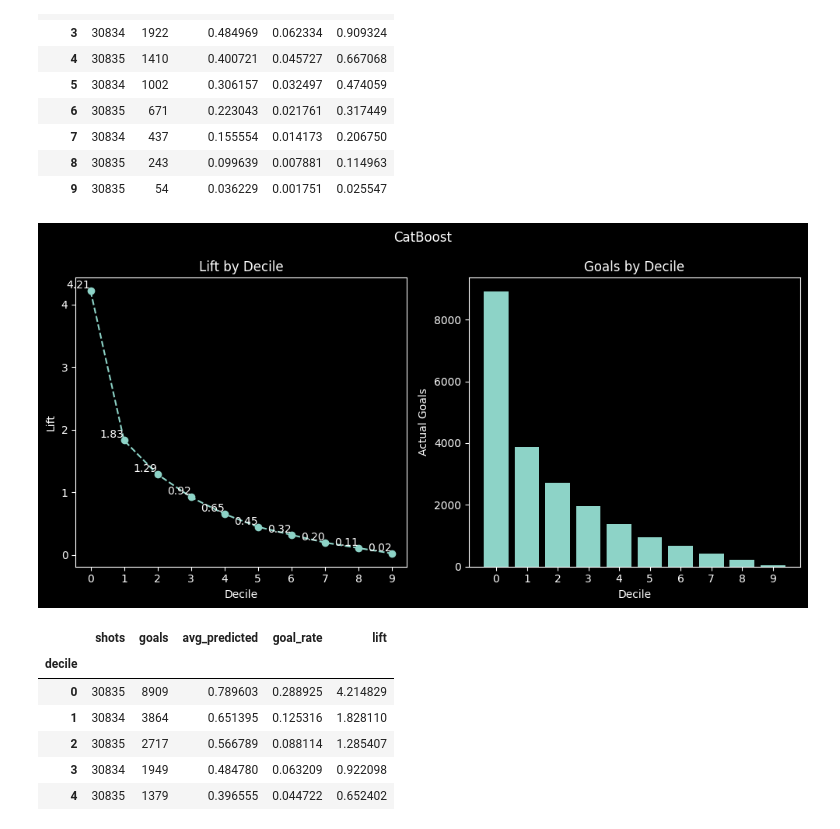
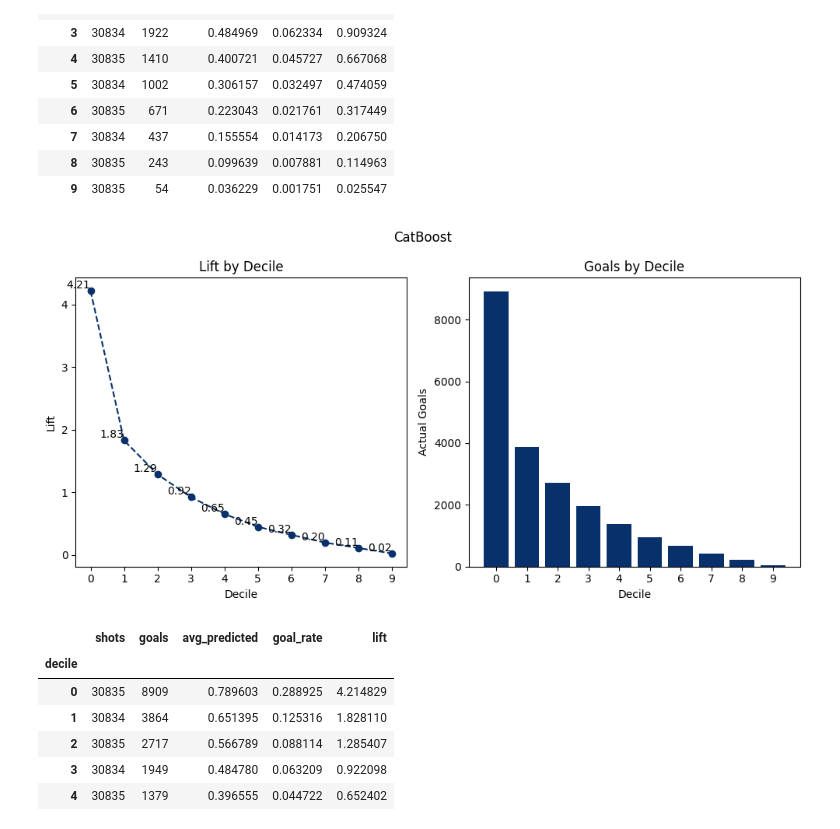
Before and after one commit to chrischoi7/nhl-shots, a Jupyter notebook: Modeling.ipynb, the cells around one changed output. Cells and saved outputs as stored; diff of their text form; code cells hidden in the pictures.

```diff
--- a/Modeling.ipynb
+++ b/Modeling.ipynb
@@ -17,5 +17,8 @@ from sklearn.preprocessing import StandardScaler
 # %%
 import warnings
 warnings.filterwarnings("ignore")
+plt.rcParams['axes.grid'] = False
+plt.rcParams['figure.facecolor'] = '#cfe0ff'
+plt.rcParams['axes.facecolor'] = '#cfe0ff'
 # %%
-df = pd.read_csv('data/clean/mp_shots_cleaner.csv')
+df = pd.read_csv('data\clean\mp_shots_cleaner.csv')
@@ -876,12 +912,12 @@ X_cat, y_cat = rus.fit_resample(X_train, y_train)
 # %%
 # Setup model/parameters
 cat_indices = [X_cat.columns.get_loc(c) for c in cat_cols]
-cat_model = CatBoostClassifier(cat_features = cat_indices, random_seed=12, verbose=0, eval_metric="Logloss")
+cat_model = CatBoostClassifier(cat_features = cat_indices, random_seed=12, verbose=1, eval_metric="Logloss", task_type='GPU', iterations=5000, early_stopping_rounds=100)
 
 cat_param_grid = {
-    'learning_rate':[0.01, 0.03, 0.05],
-    'depth': [4, 6, 8],
-    'l2_leaf_reg': [2, 4, 6, 8, 10],
+    'learning_rate':[0.03, 0.05, 0.07],
+    'depth': [6, 8, 10],
+    'l2_leaf_reg': [3, 4, 5],
 }
 # %%
 # Run Search
@@ -964,7 +1055,7 @@ def decile_plot(probability, plot_title, y_test=y_test):
     plt.figure(figsize = (10,5))
     plt.subplot(1,2,1)
 
-    plt.plot(deciles.index, deciles['lift'], marker='o', linestyle='dashed')
+    plt.plot(deciles.index, deciles['lift'], marker='o', linestyle='dashed', color='#08306B')
     for x, y in zip(deciles.index, deciles['lift']):
         plt.text(x, y, f"{y:.2f}", ha='right', va='bottom')
     plt.xticks(deciles.index)
@@ -974,7 +1065,7 @@ def decile_plot(probability, plot_title, y_test=y_test):
 
     # Plot goals by decile
     plt.subplot(1,2,2)
-    plt.bar(deciles.index, deciles['goals'])
+    plt.bar(deciles.index, deciles['goals'], color='#08306B')
     plt.xticks(deciles.index)
     plt.xlabel('Decile')
     plt.ylabel('Actual Goals')
@@ -1023,9 +1114,9 @@ xgb_deciles.sort_values('goals', ascending=False).head(10)
 | 8 | 30835 | 243 | 0.099639 | 0.007881 | 0.114963 |
 | 9 | 30835 | 54 | 0.036229 | 0.001751 | 0.025547 |
 # %%
-cb_deciles = decile_plot(cb_proba, 'CatBoost')
+cb_deciles = decile_plot(cb_proba, 'CatBoost', )
 # %% [output]
-[figure, old version]
+[figure, new version]
 # %%
 cb_deciles.sort_values('goals', ascending=False).head(10)
 # %% [output]
```
Also changed, not shown: parts of 51 cells of this notebook.
